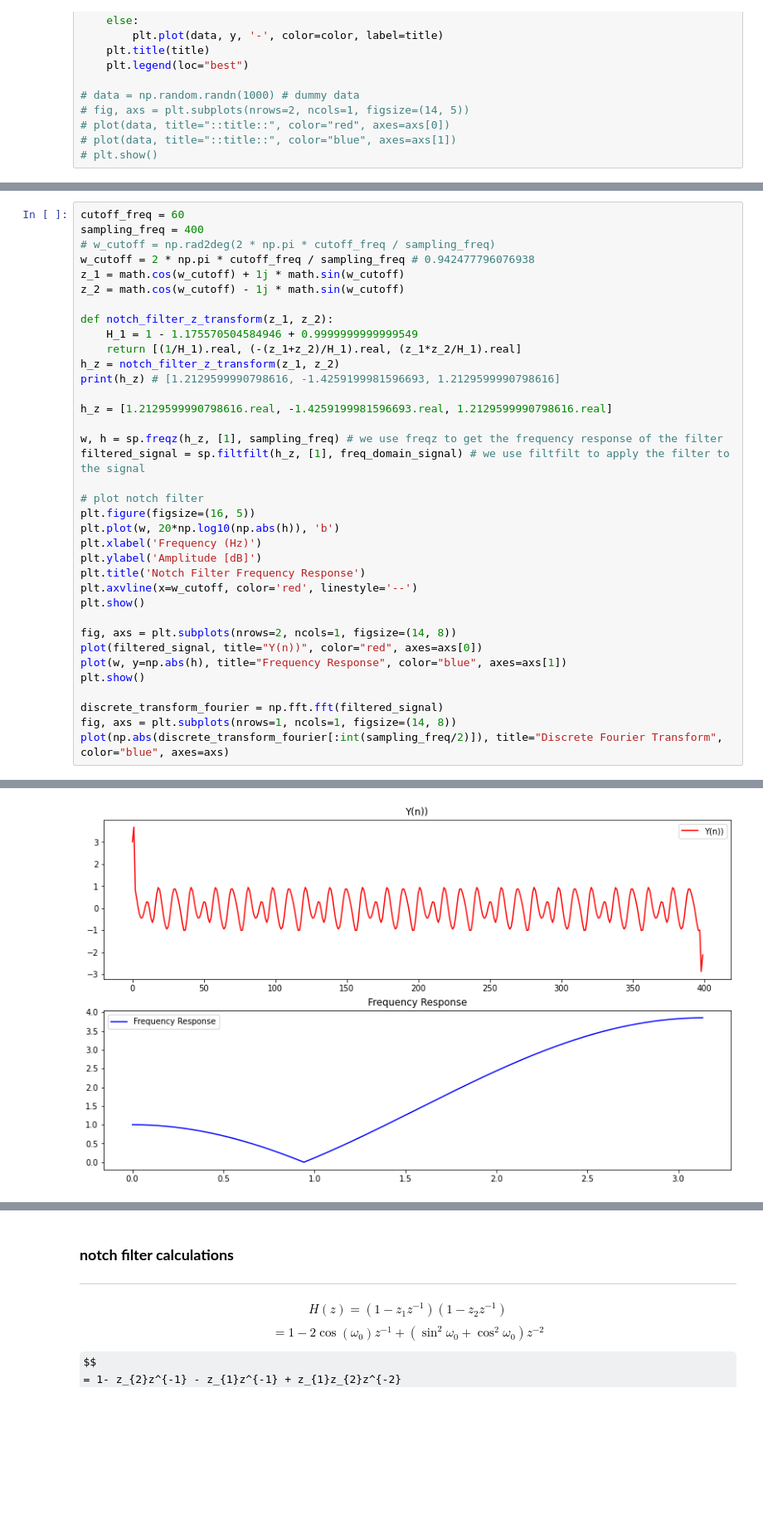
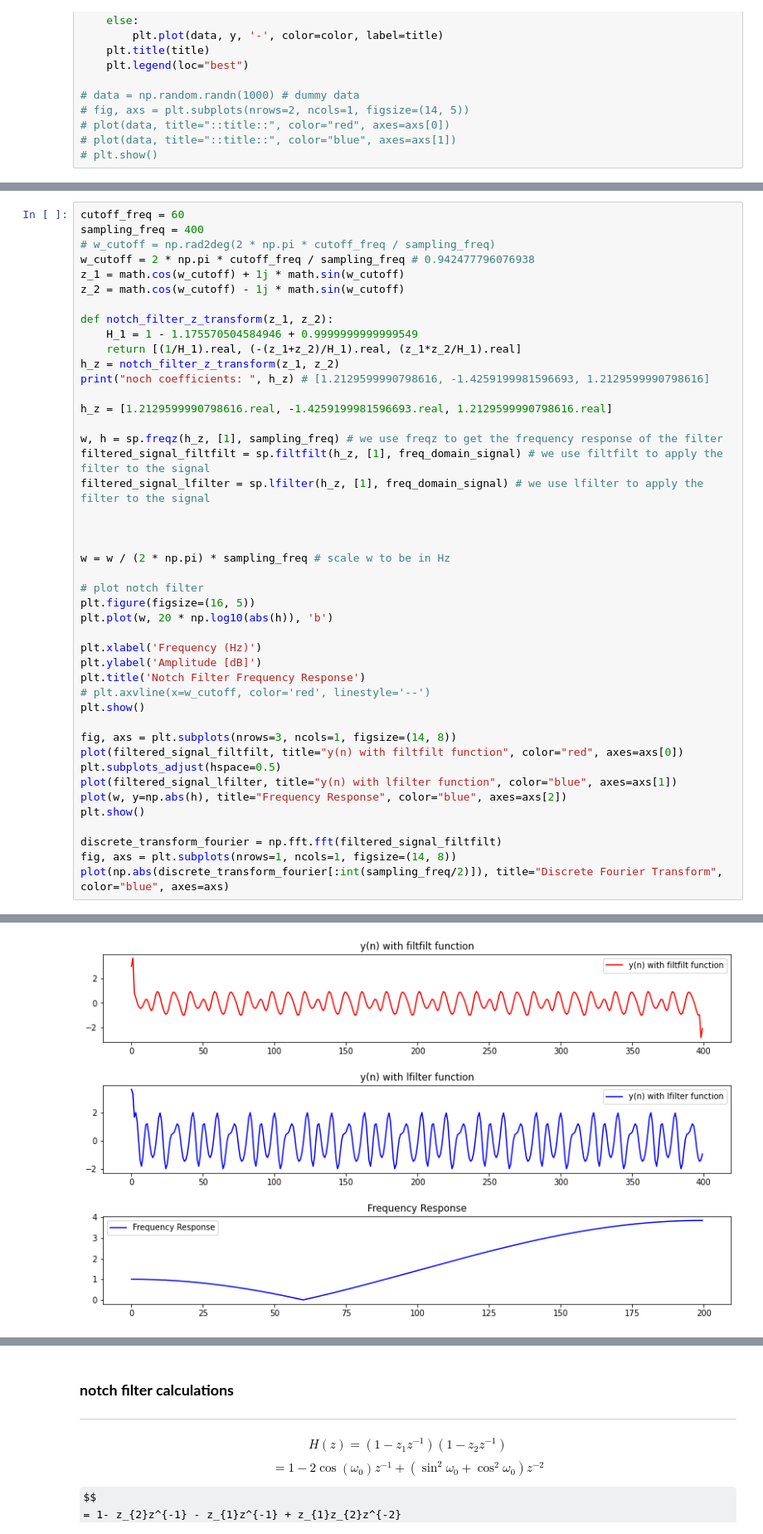
Before and after one commit to a-m-kyp/BioMedical-Signal-Processing, a Jupyter notebook: Final/Biomedical Signal Processing - Exam.ipynb, the cells around one changed output, grey strips where cells are left out. Shown at 83% size. Cells and saved outputs as stored; diff of their text form; some formulas as TeX source; blank space fills up the shorter version.

Commit message:
update notch filter - scale w

```diff
--- a/Final/Biomedical Signal Processing - Exam.ipynb
+++ b/Final/Biomedical Signal Processing - Exam.ipynb
@@ -91,28 +96,36 @@ def notch_filter_z_transform(z_1, z_2):
     H_1 = 1 - 1.175570504584946 + 0.9999999999999549
     return [(1/H_1).real, (-(z_1+z_2)/H_1).real, (z_1*z_2/H_1).real]
 h_z = notch_filter_z_transform(z_1, z_2)
-print(h_z) # [1.2129599990798616, -1.4259199981596693, 1.2129599990798616]
+print("noch coefficients: ", h_z) # [1.2129599990798616, -1.4259199981596693, 1.2129599990798616]
 
 h_z = [1.2129599990798616.real, -1.4259199981596693.real, 1.2129599990798616.real]
 
 w, h = sp.freqz(h_z, [1], sampling_freq) # we use freqz to get the frequency response of the filter
-filtered_signal = sp.filtfilt(h_z, [1], freq_domain_signal) # we use filtfilt to apply the filter to the signal
+filtered_signal_filtfilt = sp.filtfilt(h_z, [1], freq_domain_signal) # we use filtfilt to apply the filter to the signal
+filtered_signal_lfilter = sp.lfilter(h_z, [1], freq_domain_signal) # we use lfilter to apply the filter to the signal
+
+
+
+w = w / (2 * np.pi) * sampling_freq # scale w to be in Hz
 
 # plot notch filter
 plt.figure(figsize=(16, 5))
-plt.plot(w, 20*np.log10(np.abs(h)), 'b')
+plt.plot(w, 20 * np.log10(abs(h)), 'b')
+
 plt.xlabel('Frequency (Hz)')
 plt.ylabel('Amplitude [dB]')
 plt.title('Notch Filter Frequency Response')
-plt.axvline(x=w_cutoff, color='red', linestyle='--')
+# plt.axvline(x=w_cutoff, color='red', linestyle='--')
 plt.show()
 
-fig, axs = plt.subplots(nrows=2, ncols=1, figsize=(14, 8))
-plot(filtered_signal, title="Y(n))", color="red", axes=axs[0])
-plot(w, y=np.abs(h), title="Frequency Response", color="blue", axes=axs[1])
+fig, axs = plt.subplots(nrows=3, ncols=1, figsize=(14, 8))
+plot(filtered_signal_filtfilt, title="y(n) with filtfilt function", color="red", axes=axs[0])
+plt.subplots_adjust(hspace=0.5)
+plot(filtered_signal_lfilter, title="y(n) with lfilter function", color="blue", axes=axs[1])
+plot(w, y=np.abs(h), title="Frequency Response", color="blue", axes=axs[2])
 plt.show()
 
-discrete_transform_fourier = np.fft.fft(filtered_signal)
+discrete_transform_fourier = np.fft.fft(filtered_signal_filtfilt)
 fig, axs = plt.subplots(nrows=1, ncols=1, figsize=(14, 8))
 plot(np.abs(discrete_transform_fourier[:int(sampling_freq/2)]), title="Discrete Fourier Transform", color="blue", axes=axs)
 # %% [output]
@@ -121,4 +134,4 @@ plot(np.abs(discrete_transform_fourier[:int(sampling_freq/2)]), title="Discrete
-[figure, old version]
+[figure, new version]
 [figure]
 # %% [markdown]
 ### **notch filter calculations**
```
Also changed, not shown: parts of 7 cells of this notebook.
